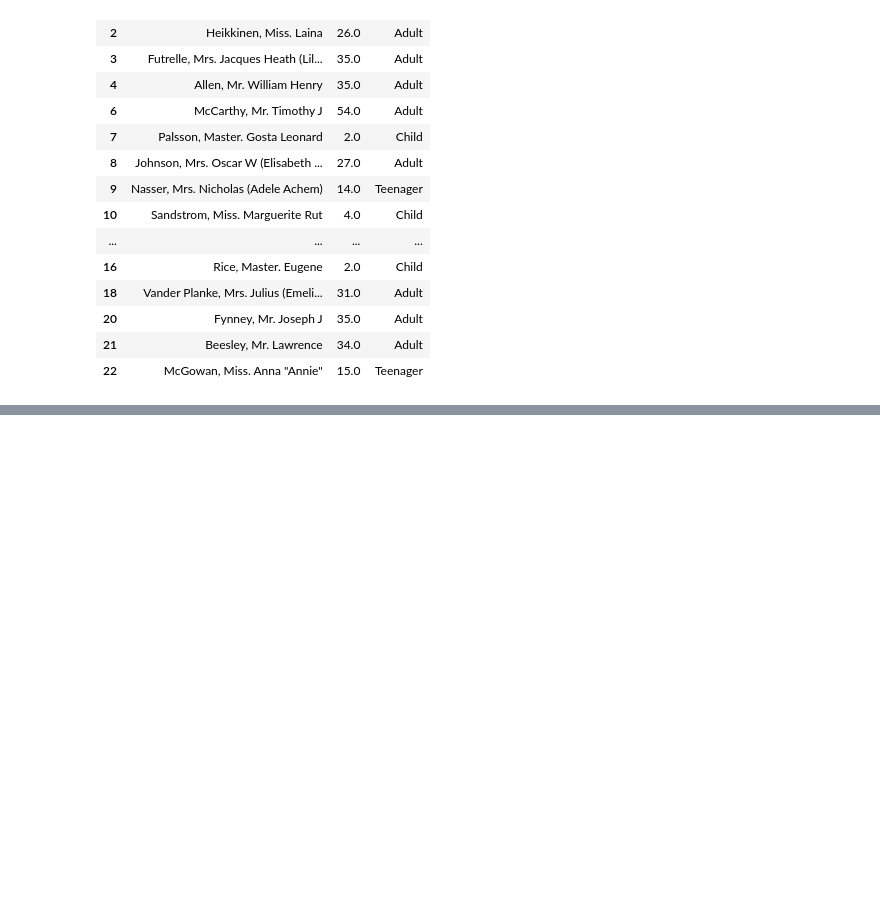
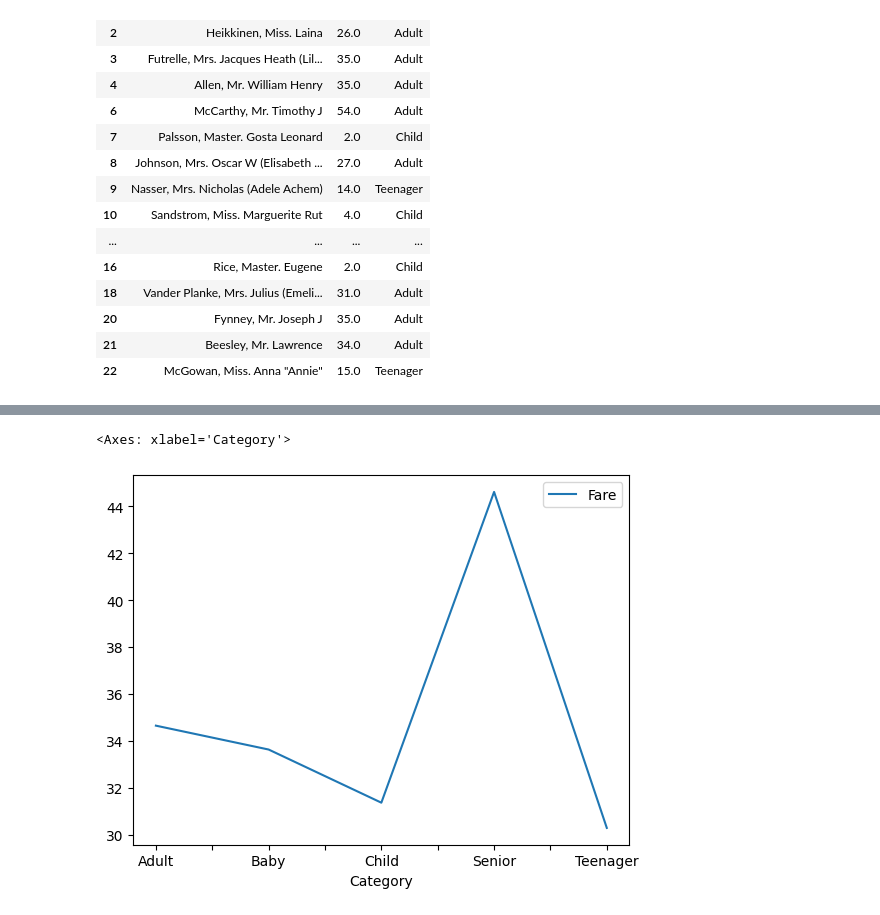
Before and after one commit to Maxterjs99/Fundamentos_Python, a Jupyter notebook: plots.ipynb, the cells around one changed output, grey strips where cells are left out. Saved outputs shown, nothing was run; the diff lists cells and outputs as text; code cells hidden in the pictures; blank space fills up the shorter version.

Commit message:
group by en pandas

```diff
--- a/plots.ipynb
+++ b/plots.ipynb
@@ -109,0 +250,4 @@ df_clean.head(20)
+# %%
+df_cleaned = df_clean
+df_cleaned["Fare"] = df_plot["Fare"]
+df_cleaned
@@ -109,0 +293,7 @@ df_clean.head(20)
+# %%
+df_cleaned2 = df_cleaned[["Category","Fare"]].groupby("Category").mean()
+
+df_cleaned2.plot()
+# %% [output]
+<Axes: xlabel='Category'>
+[figure, added]
```
Also changed, not shown: parts of 29 cells of this notebook.
